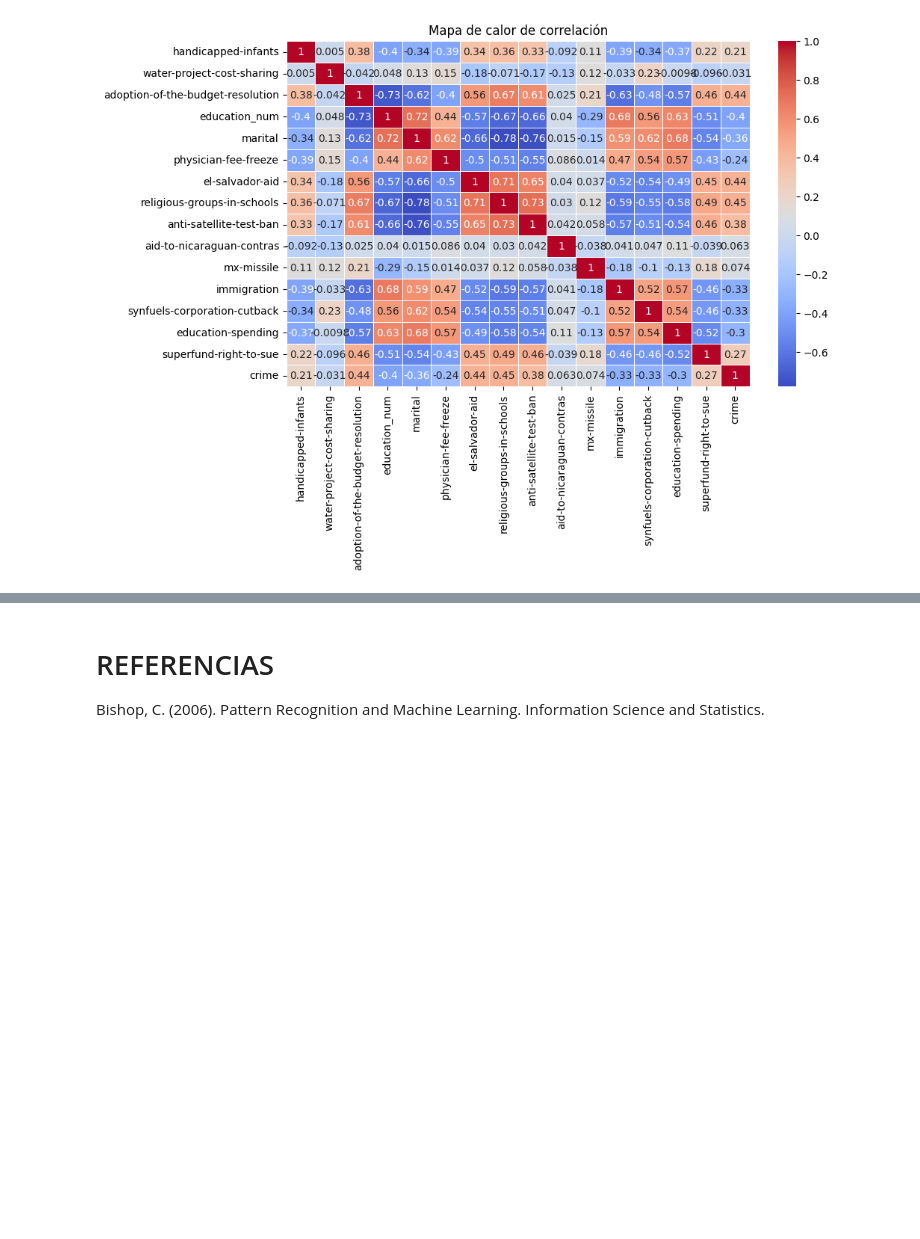
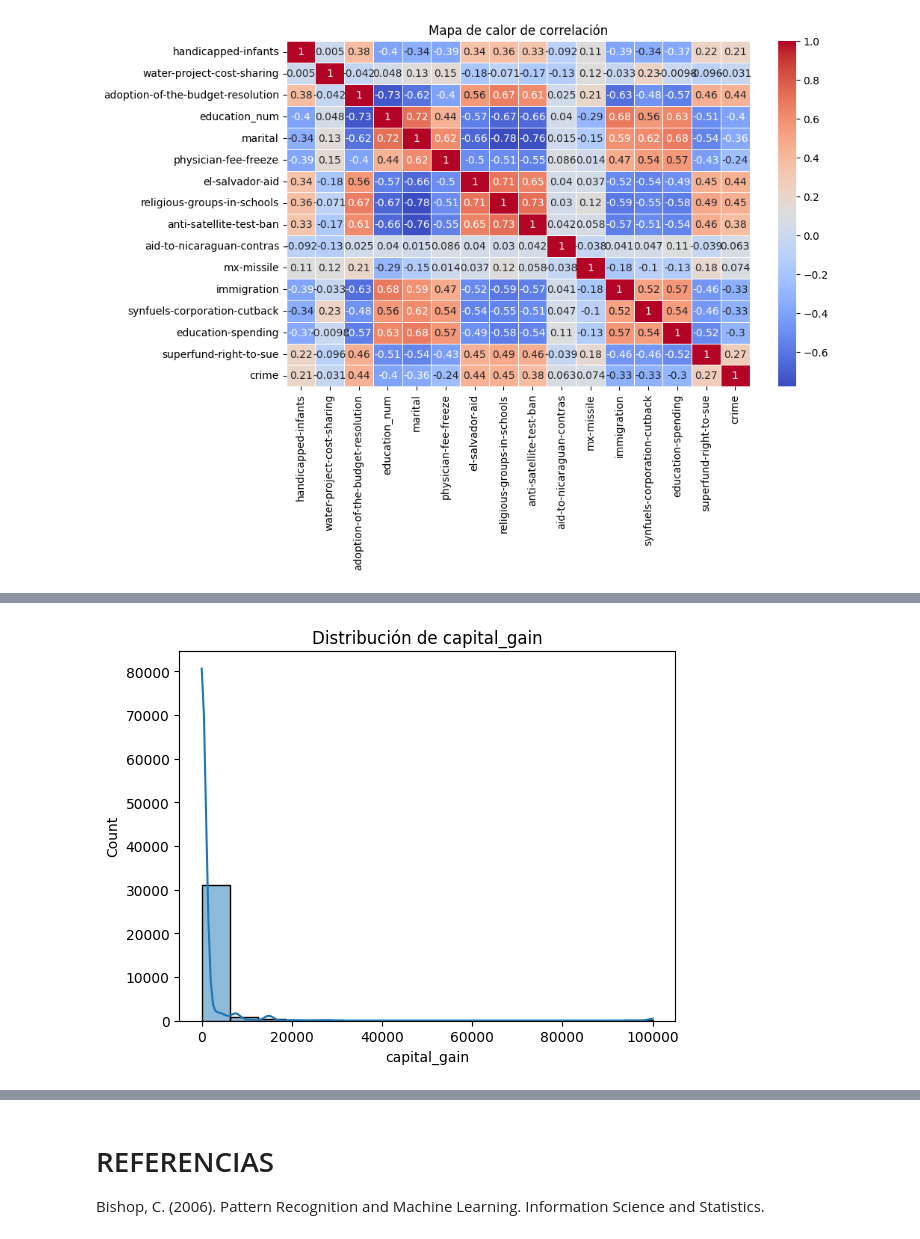
Before and after one commit to Jassonsan/MachineLearning, a Jupyter notebook: MORA_JASSON_ML_CLASS_02.ipynb, the cells around one changed output, grey strips where cells are left out. Drawn from its saved outputs; the diff is of its cells as text; code cells hidden in the pictures; blank space fills up the shorter version.

```diff
--- a/MORA_JASSON_ML_CLASS_02.ipynb
+++ b/MORA_JASSON_ML_CLASS_02.ipynb
@@ -215,0 +254,11 @@ plt.show()
+# %%
+# Validar si hay duplicados en las filas
+hay_duplicados = df_adult.duplicated().any()
+print("¿Hay filas duplicadas?", hay_duplicados)
+# Se evidencian duplicados, se toma la decisión de eliminarlos
+df_adult = df_adult.drop_duplicates()
+
+# Se eliminan los valores de las variables que no son relevantes para el análisis, si es que existen
+df = df_adult[(df_adult['age'] > 0) & (df_adult['fnlwgt'] > 0) ]
+
+# No sé como determinar la validez de hours_week, por lo que se deja como está
@@ -215,0 +330,7 @@ plt.show()
+# %%
+# Vamos a validar la columna capital_gain, se le aplicará el mismo tratamiento que se le aplicará a capital_loss
+sns.histplot(df_adult['capital_gain'], kde=True)
+plt.title('Distribución de capital_gain')
+plt.show()
+# %% [output]
+[figure, added]
```
Also changed, not shown: parts of 15 cells of this notebook.
